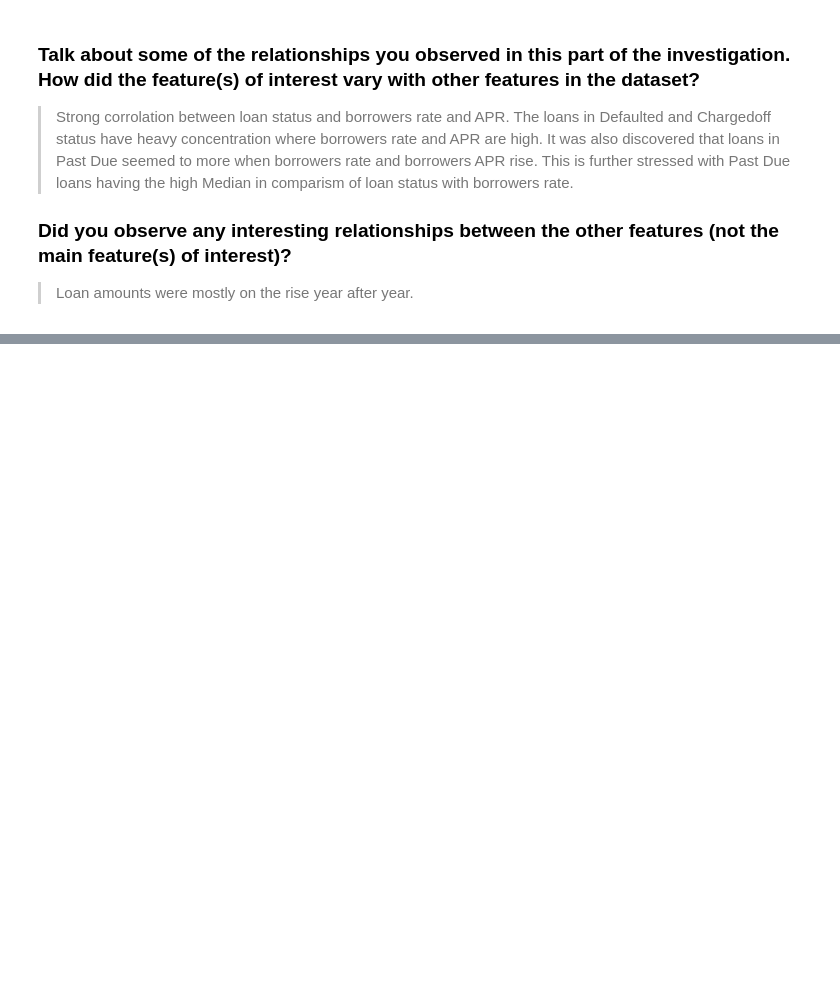
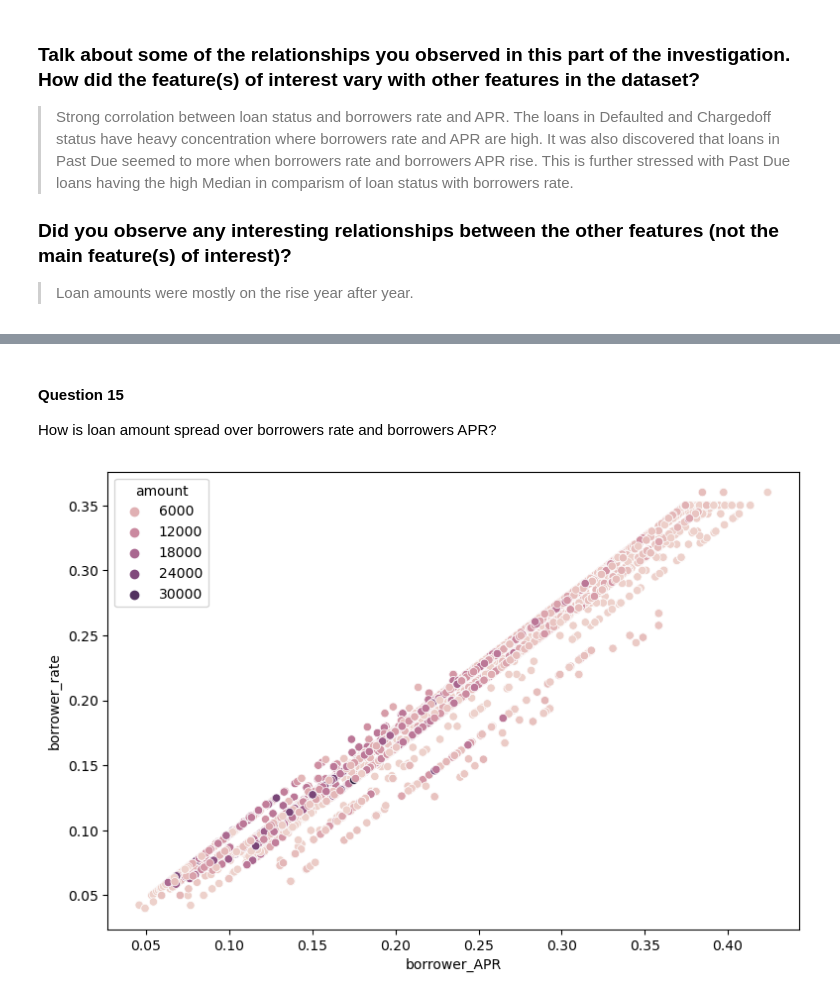
Before and after one commit to ampsboadu/loan_analysis, a Jupyter notebook: Part_I_exploration.ipynb, the cells around one changed output, grey strips where cells are left out. Saved outputs shown, nothing was run; the diff lists cells and outputs as text; code cells hidden in the pictures; blank space fills up the shorter version.

```diff
--- a/Part_I_exploration.ipynb
+++ b/Part_I_exploration.ipynb
@@ -720,0 +727,11 @@ Loan Amount looks positively skewed over the years to 2012. There was bimodal di
+# %% [markdown]
+#### Question 15
+
+How is loan amount spread over borrowers rate and borrowers APR?
+# %%
+# Borrower APR with borrowers rate against loan amount
+
+plt.figure(figsize=(9,6))
+sb.scatterplot(data = df, x = 'borrower_APR', y = 'borrower_rate', hue = "amount");
+# %% [output]
+[figure, added]
```
Also changed, not shown: parts of 5 cells of this notebook.
